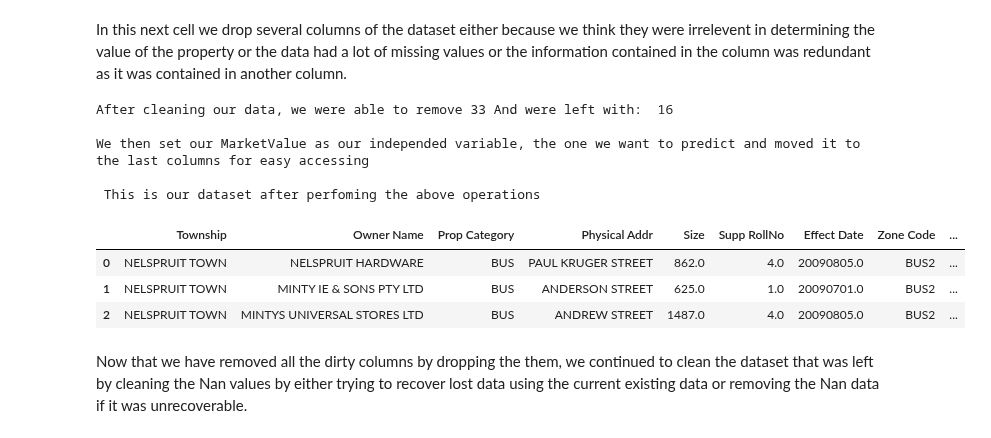
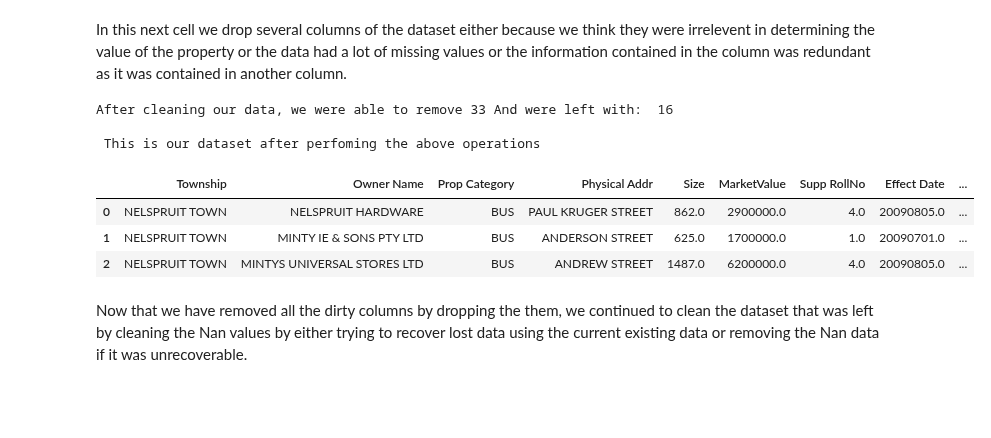
Before and after one commit to BongumusaSizwe/DAE_PROJECT, a Jupyter notebook: mini_project/Houses/project.ipynb, the cells around one changed output. Saved outputs shown, nothing was run; the diff lists cells and outputs as text; code cells hidden in the pictures; blank space fills up the shorter version.

```diff
--- a/mini_project/Houses/project.ipynb
+++ b/mini_project/Houses/project.ipynb
@@ -193,43 +193,41 @@ In this next cell we drop several columns of the dataset either because we think
 # Status, (Postal Adrress1, 2, 3, 4, 5), BC Date, Postal Code, Deed No,(All BC Values), Register No.
 #Valuation Date(date time type), Capture Date
 # Usage Code: Discard later if needed
 # What does Empty Stand Ind - indicate?(remove if possible)
 # Investigate the meaning of Valuation Type Values
 #More info on: Meter Book
 # Verify if Postal Code matches with the township
 #
 data_new = data.drop(columns = ['Stand No', 'StandDescrip','Sect Title No', 'Account No', 'TariffCode',
        'Street No', 'Up-Level Size','Exemp Size',
        'Exemp Value', 'Main Roll No', 'Owner Type',
        'Valuation Date', 'Up-LevelInd','BC Create Date',
        'BC Orig Date', 'BC Altern Date', 'BC Value','BC Tariff',
        'Zone Descrip', 'UsageDescrip','SGNumber','Status',
        'Postal Addr1', 'Postal Addr2', 'Postal Addr3',
        'Postal Addr4', 'Postal Addr5', 'Postal Code',
        'Deed Date', 'Deed No', 'Register Date', 'Register No'])
 data_new = data_new.drop(columns = [data_new.columns[-1]])
 ##Number of columns in the oriiginal data set
 num_cols_orig = len(data.columns)
 new_num_cols = len(data_new.columns)
 left_cols= num_cols_orig - new_num_cols
 #Capute date is not properly named, so we must remove it using the indexs
 print('After cleaning our data, we were able to remove', left_cols, 'And were left with: ', new_num_cols)
-print('\nWe then set our MarketValue as our independed variable, the one we want to predict and moved it to the last columns for easy accessing')
-temp_col = data_new['MarketValue']
-data_new = data_new.drop(columns = ['MarketValue'])
-data_new['MarketValue'] = temp_col
+# print('\nWe then set our MarketValue as our independed variable, the one we want to predict and moved it to the last columns for easy accessing')
+# temp_col = data_new['MarketValue']
+# data_new = data_new.drop(columns = ['MarketValue'])
+# data_new['MarketValue'] = temp_col
 print('\n This is our dataset after perfoming the above operations')
 data_new.head(3)
 # %% [output]
 After cleaning our data, we were able to remove 33 And were left with:  16
 
-We then set our MarketValue as our independed variable, the one we want to predict and moved it to the last columns for easy accessing
-
  This is our dataset after perfoming the above operations
-|  | Township | Owner Name | Prop Category | Physical Addr | Size | Supp RollNo | Effect Date | Zone Code | ... |
-| 0 | NELSPRUIT TOWN | NELSPRUIT HARDWARE | BUS | PAUL KRUGER STREET | 862.0 | 4.0 | 20090805.0 | BUS2 | ... |
-| 1 | NELSPRUIT TOWN | MINTY IE & SONS PTY LTD | BUS | ANDERSON STREET | 625.0 | 1.0 | 20090701.0 | BUS2 | ... |
-| 2 | NELSPRUIT TOWN | MINTYS UNIVERSAL STORES LTD | BUS | ANDREW STREET | 1487.0 | 4.0 | 20090805.0 | BUS2 | ... |
+|  | Township | Owner Name | Prop Category | Physical Addr | Size | MarketValue | Supp RollNo | Effect Date | ... |
+| 0 | NELSPRUIT TOWN | NELSPRUIT HARDWARE | BUS | PAUL KRUGER STREET | 862.0 | 2900000.0 | 4.0 | 20090805.0 | ... |
+| 1 | NELSPRUIT TOWN | MINTY IE & SONS PTY LTD | BUS | ANDERSON STREET | 625.0 | 1700000.0 | 1.0 | 20090701.0 | ... |
+| 2 | NELSPRUIT TOWN | MINTYS UNIVERSAL STORES LTD | BUS | ANDREW STREET | 1487.0 | 6200000.0 | 4.0 | 20090805.0 | ... |
 # %% [markdown]
 Now that we have removed all the dirty columns by dropping the them, we continued to clean the dataset that was left by cleaning the Nan values by either trying to recover lost data using the current existing data or removing the Nan data if it was unrecoverable.
 # %% [markdown]
```
Also changed, not shown: parts of 23 cells of this notebook.
